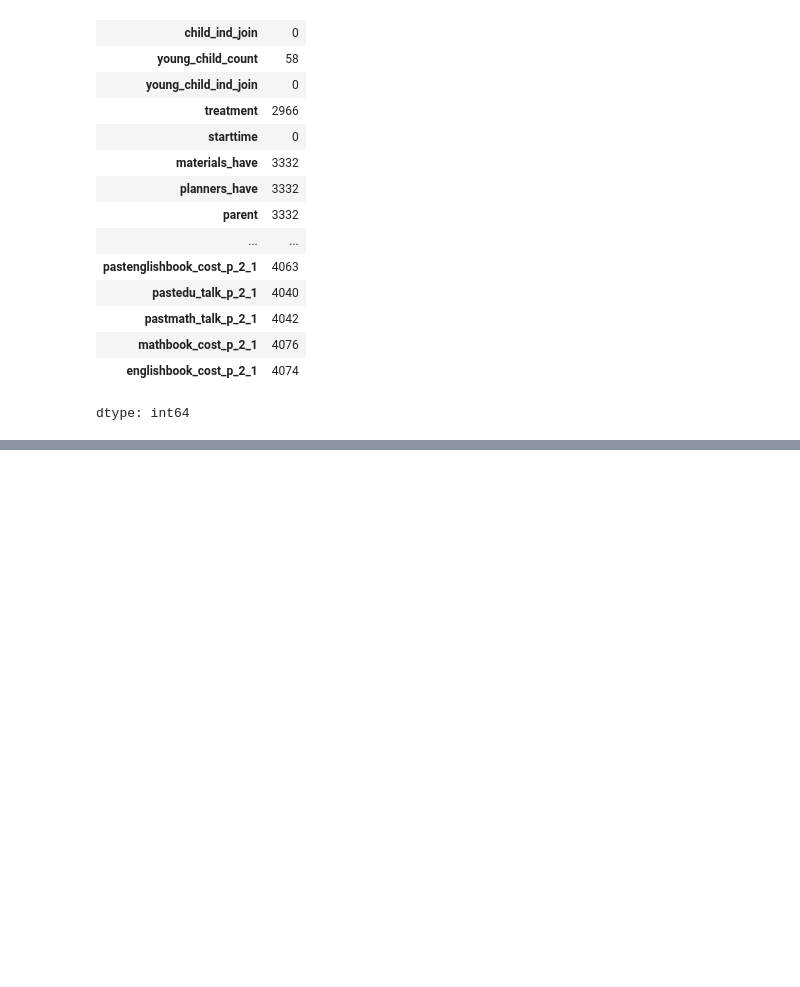
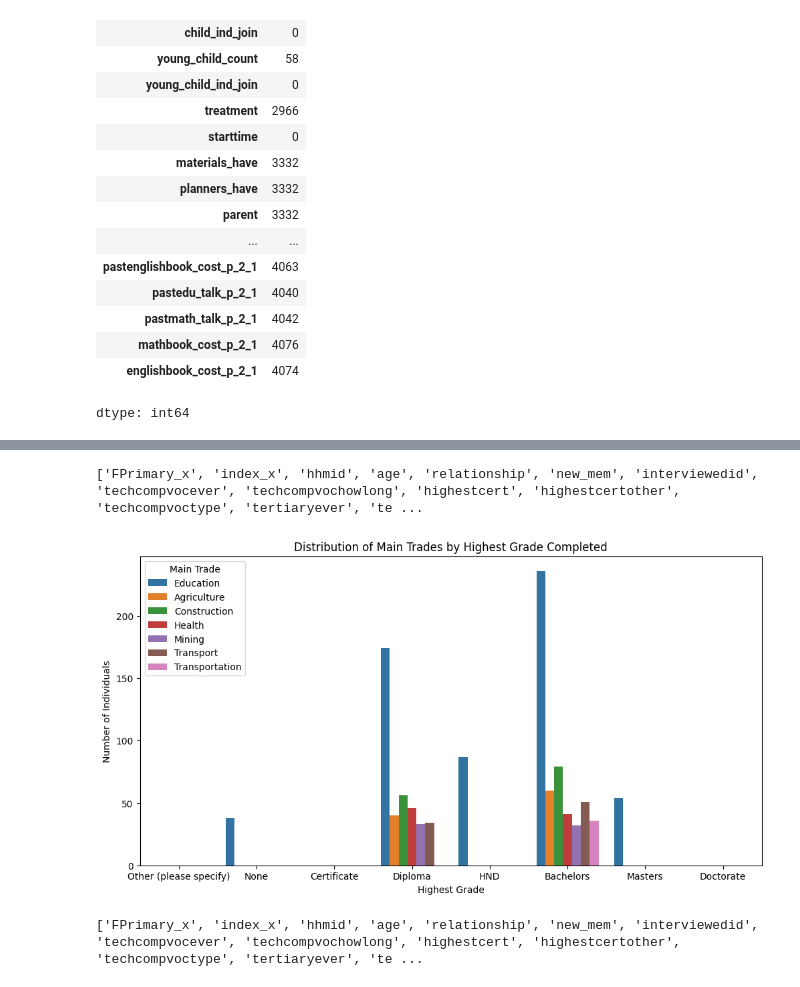
Before and after one commit to csmith3051/HU-DS-Bootcamp, a Jupyter notebook: Ghana_Census_Project.ipynb, the cells around one changed output, grey strips where cells are left out. Cells and saved outputs as stored; diff of their text form; code cells hidden in the pictures; blank space fills up the shorter version.

```diff
--- a/Ghana_Census_Project.ipynb
+++ b/Ghana_Census_Project.ipynb
@@ -577,0 +657,40 @@ dtype: int64
+# %%
+#Clean up columns
+for df in [df_ed_career, df_employment]:
+    df['hhmid'] = df['hhmid'].astype(int)
+    df['age'] = df['age'].astype(int)
+    df['interviewedid'] = df['interviewedid'].str.strip()
+
+#Merge on hhmid, age, and interviewedid
+df_merged = pd.merge(df_ed_career, df_employment,
+                     on=['hhmid', 'age', 'interviewedid'],
+                     how='inner')  # Use 'inner' to only keep people in both datasets
+
+#Check what columns are present in the merged dataframe
+print(df_merged.columns.tolist())
+
+#Check the merged dataframe
+df_merged[['age', 'highestachieved', 'maintrade']].head()
+
+# Filter out null values for 'highestachieved' and 'maintrade'
+df_filtered = df_merged[['highestachieved', 'maintrade']].dropna()
+
+# Count how many people per job per education level
+education_trade_counts = df_filtered.groupby(['highestachieved', 'maintrade']).size().reset_index(name='count')
+ed_trade_count_filt = education_trade_counts[education_trade_counts['count']>30]
+
+# Plot
+plt.figure(figsize=(12, 6))
+sns.barplot(data=ed_trade_count_filt, x='highestachieved', y='count', hue='maintrade')
+plt.title("Distribution of Main Trades by Highest Grade Completed")
+plt.xlabel("Highest Grade")
+plt.ylabel("Number of Individuals")
+plt.legend(title='Main Trade', loc='upper left')
+plt.show()
+# %% [output]
+['FPrimary_x', 'index_x', 'hhmid', 'age', 'relationship', 'new_mem', 'interviewedid', 'techcompvocever', 'techcompvochowlong', 'highestcert', 'highestcertother', 'techcompvoctype', 'tertiaryever', 'te ...
+[figure, added]
+# %%
+print(df_merged.columns.tolist())
+# %% [output]
+['FPrimary_x', 'index_x', 'hhmid', 'age', 'relationship', 'new_mem', 'interviewedid', 'techcompvocever', 'techcompvochowlong', 'highestcert', 'highestcertother', 'techcompvoctype', 'tertiaryever', 'te ...
```
Also changed, not shown: parts of 17 cells of this notebook.
